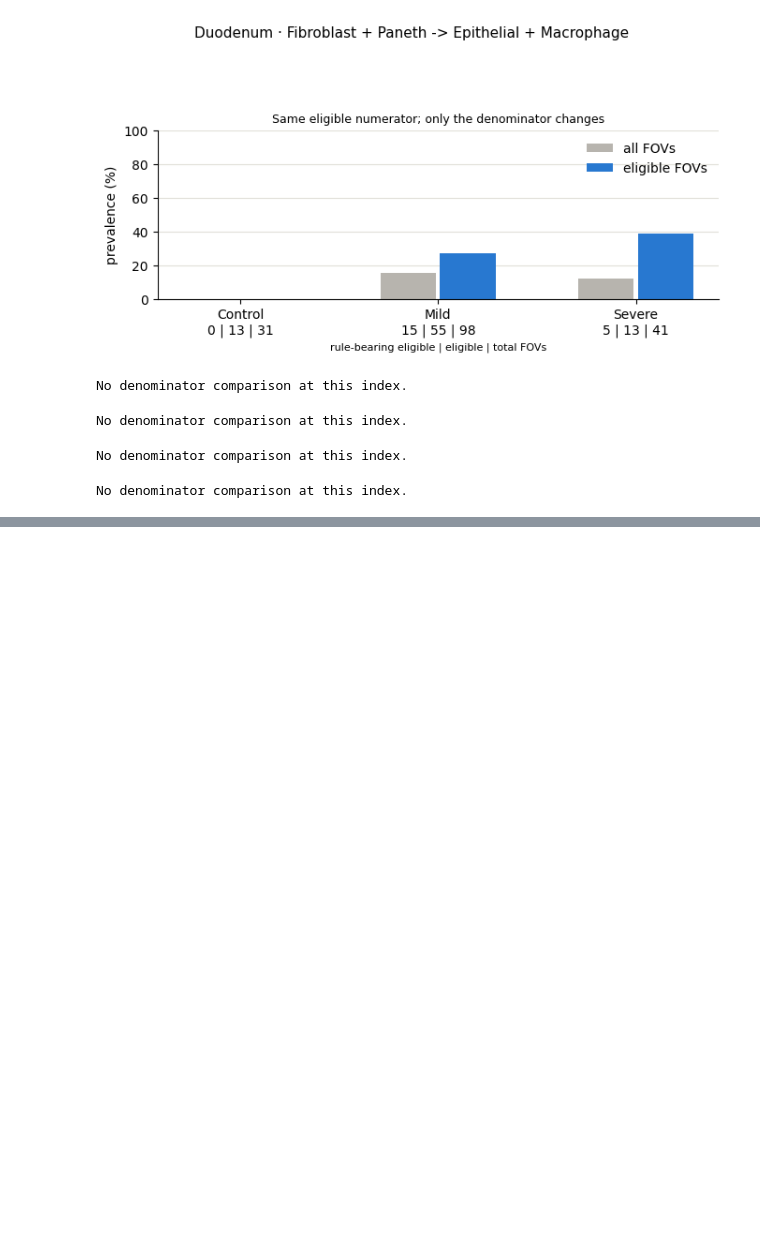
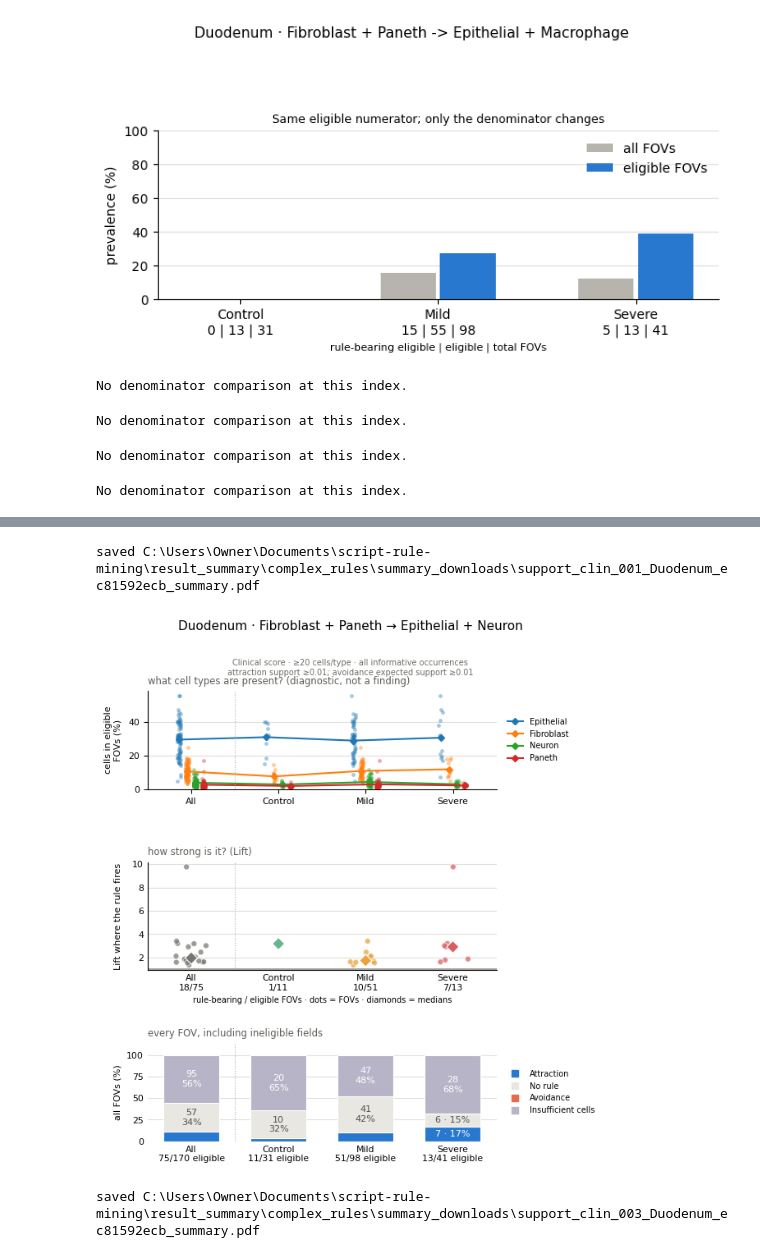
Before and after one commit to rachelbronerHU/bio-association-rule-mining-and-correlation, a Jupyter notebook: result_summary/complex_rules/stages_all_fovs.ipynb, the cells around one changed output, grey strips where cells are left out. Drawn from its saved outputs; the diff is of its cells as text; code cells hidden in the pictures; blank space fills up the shorter version.

```diff
--- a/result_summary/complex_rules/stages_all_fovs.ipynb
+++ b/result_summary/complex_rules/stages_all_fovs.ipynb
@@ -102,0 +165,8 @@ No denominator comparison at this index.
+# %%
+STRICT = replace(CONFIG, support=0.03, expected_support=0.03)
+strict_analysis = ci.analyse(rules, cells, metadata, STRICT)
+vis.show_threshold(6, SPECS, analysis, strict_analysis, metadata, prefix="support_clin", cells=cells)
+# %% [output]
+saved C:\Users\Owner\Documents\script-rule-mining\result_summary\complex_rules\summary_downloads\support_clin_001_Duodenum_ec81592ecb_summary.pdf
+[figure, added]
+saved C:\Users\Owner\Documents\script-rule-mining\result_summary\complex_rules\summary_downloads\support_clin_003_Duodenum_ec81592ecb_summary.pdf
```
Also changed, not shown: parts of 6 cells of this notebook, 7 other files.
